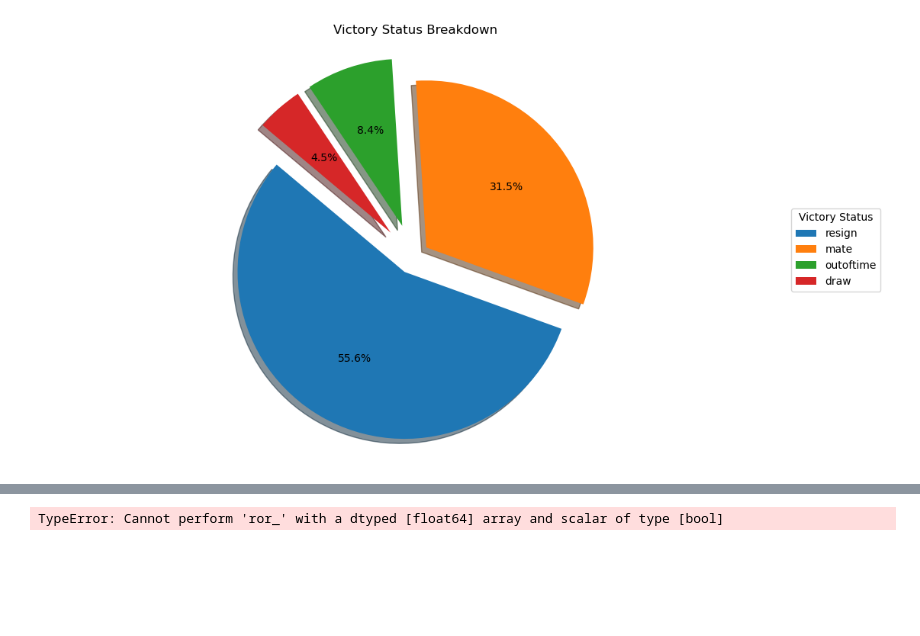
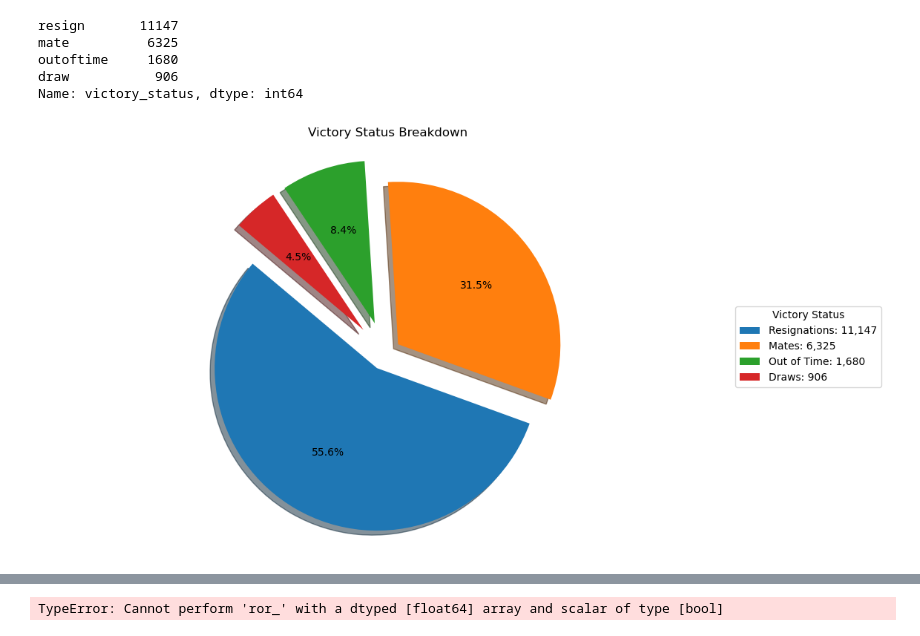
Before and after one commit to mbrann2/chess_games, a Jupyter notebook: notebooks/chess_games.ipynb, the cells around one changed output, grey strips where cells are left out. Drawn from its saved outputs; the diff is of its cells as text; code cells hidden in the pictures; blank space fills up the shorter version.

```diff
--- a/notebooks/chess_games.ipynb
+++ b/notebooks/chess_games.ipynb
@@ -47,34 +47,37 @@ chess_games.sample(10)
 | 14345 | 28 | resign | black | 1161 | 1367 | e4 e5 Qh5 Qf6 d3 Bc5 Nh3 d5 exd5 ... | King's Pawn Game: Wayward Queen A... | 3 |
 | 6253 | 64 | resign | black | 1883 | 1877 | d4 Nf6 c4 e6 Nc3 d5 cxd5 exd5 Bg5... | Queen's Gambit Declined: Exchange... | 9 |
 | 12383 | 88 | mate | black | 1761 | 1578 | d4 d5 c4 dxc4 e4 e6 Bxc4 Nf6 Nc3 ... | Queen's Gambit Accepted: Saduleto... | 5 |
+# %%
+victory_status = chess_games['victory_status'].value_counts()
+victory_status
+# %% [output]
+resign       11147
+mate          6325
+outoftime     1680
+draw           906
+Name: victory_status, dtype: int64
 # %%
-# Grab and count the chess victory status, broken down by category.
-# Look at games won, by mate, out of time, and resignation, and compare to draws. Make pie charts for both delineations.
+# Grab and count the chess victory status, broken down by category. Make pie chart to depict the delineations.
 
 def chess_victories(chess_df):
      victory_status = chess_df['victory_status'].value_counts()
 
-     # game_status = chess_games['victory_status'].value_counts('draw')
-     # game_status_percent = game_status * 100
-     # game_status_percent
-     # victories_percent = sum(game_status_percent.iloc[:3])
-
-     fig, axs = plt.subplots(figsize = (10,6))
+     fig, ax = plt.subplots(figsize = (10,6))
 
      sizes = victory_status.values
-     labels = victory_status.index.tolist()
+     labels = ['Resignations: 11,147', 'Mates: 6,325', 'Out of Time: 1,680', 'Draws: 906']
      explode = (0.1, 0.1, 0.2, 0.2)
      c = ['#1f77b4', '#ff7f0e', '#2ca02c', '#d62728']
      plt.pie(sizes, explode=explode, colors=c,
         autopct='%1.1f%%', shadow=True, startangle=140)
-     axs.legend( labels, title="Victory Status",
+     ax.legend( labels, title="Victory Status",
           loc="center left",
           bbox_to_anchor=(1, 0, 0.5, 1))
-     axs.set_title("Victory Status Breakdown")
+     ax.set_title("Victory Status Breakdown")
      plt.tight_layout()
      plt.axis('equal')
      plt.show()
      return victory_status
 victories_breakdown = chess_victories(chess_games)
 # %% [output]
-[figure, old version]
+[figure, new version]
```
Also changed, not shown: parts of 1 cell of this notebook.
